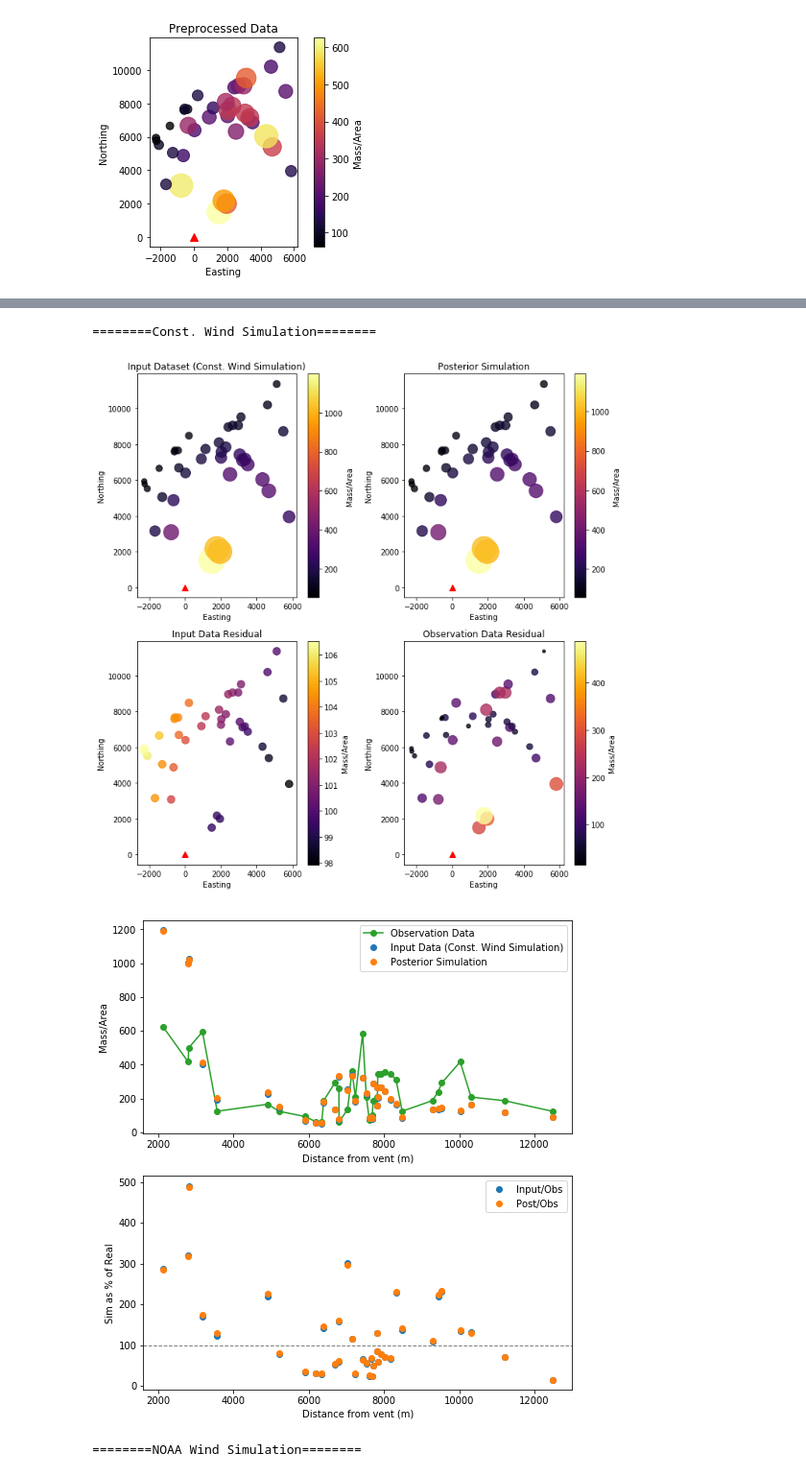
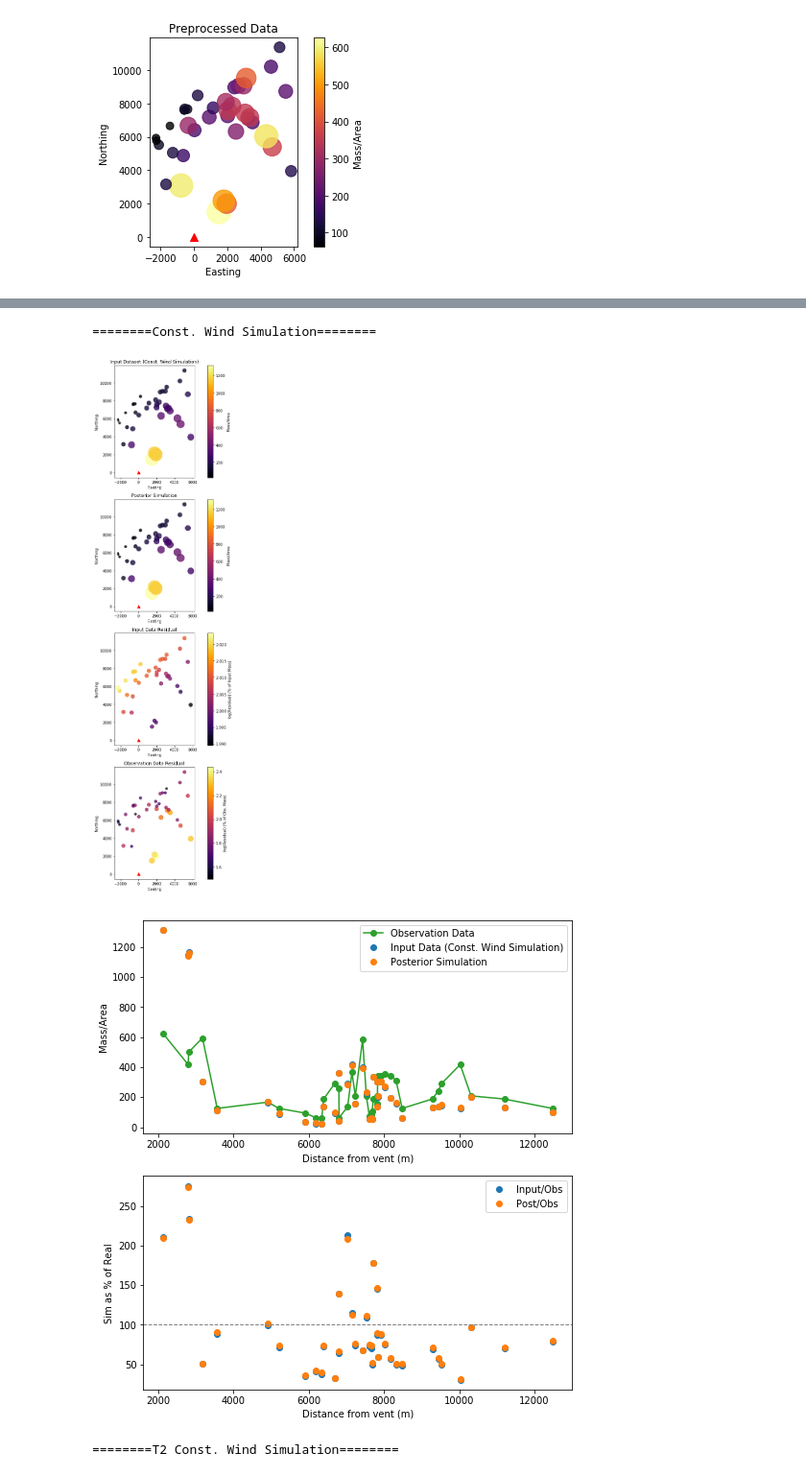
Before and after one commit to nmostert/inversion_project, a Jupyter notebook: Colima_Inversion_Examples.ipynb, the cells around one changed output, grey strips where cells are left out. Shown at 96% size. Drawn from its saved outputs; the diff is of its cells as text; code cells hidden in the pictures.

```diff
--- a/Colima_Inversion_Examples.ipynb
+++ b/Colima_Inversion_Examples.ipynb
@@ -100,0 +101,9 @@ display(t2_df.head())
+# %%
+t2_const_df, _, _, _ = io.read_tephra2("data/colima/colima_tephra2_const_wind_sim_data.txt")
+
+# Order of these 3 commands matter
+t2_const_df["radius"] = np.sqrt(t2_const_df["Easting"]**2 + t2_const_df["Northing"]**2)
+t2_const_df = t2_const_df.sort_values(by=['radius'])
+t2_const_df["Residual"] = t2_const_df["MassArea"]/obs_df["MassArea"]*100
+
+display(t2_const_df.head())
@@ -447,15 +502,13 @@ SSE: 620.0656063619326
 # %%
 fig, ax1 = plt.subplots(1,1, figsize=(
-    6, 4), facecolor='w', edgecolor='k')
-
-
+    8, 6), facecolor='w', edgecolor='k')
 
 q_dist = beta(config["ALPHA"],config["BETA"])
 
-q_mass = mass_dist_in_plume(q_dist, 0,
-                            config["PLUME_HEIGHT"],
-                            inversion_table["Height"],
-                            config["ERUPTION_MASS"])
+q_mass = mass_dist_in_plume(config["ALPHA"],config["BETA"], config["VENT_ELEVATION"],
+            config["PLUME_HEIGHT"],
+            inversion_table["Height"],
+            config["ERUPTION_MASS"])
 
 ax1.plot(q_mass, inversion_table["Height"], label="Simulation Parameters")
 for name, mass in zip(names, inverted_masses_list):
@@ -463,7 +516,7 @@ for name, mass in zip(names, inverted_masses_list):
          inversion_table["Height"],
          '--', label=name)
 ax1.legend()
-ax1.set_title("Mass in Column as inverted from various datasets")
+# ax1.set_title("Mass in Column as inverted from various datasets")
 ax1.set_ylabel("Height")
 ax1.set_xlabel("Mass/Area")
 
@@ -479,53 +532,55 @@ for name, params, mass, in_data in zip(names, params_list, inverted_masses_list,
     grid = obs_df[["Easting", "Northing"]]
 
     post_df = gaussian_stack_forward(
-        config, globs, grid, int(config["COL_STEPS"]), 0,
-        params["h1"], phi_steps, q_dist, config["ERUPTION_MASS"], (u,v)
+        grid, int(config["COL_STEPS"]), config["VENT_ELEVATION"],
+        params["h1"], 2500, phi_steps, (params["a"],params["b"]), config["ERUPTION_MASS"],
+        (u,v), config["DIFFUSION_COEFFICIENT"], config["EDDY_CONST"],
+        config["FALL_TIME_THRESHOLD"]
     )
 
     post_df["radius"] = np.sqrt(post_df["Easting"]**2 + post_df["Northing"]**2)
     post_df = post_df.sort_values(by=['radius'])
-    post_df["Residual"] = post_df["MassArea"]/obs_df["MassArea"]*100
-    post_df["Change"] = post_df["MassArea"]/in_data["MassArea"]*100
+    post_df["Residual"] = post_df["MassArea"].values/obs_df["MassArea"].values*100
+    post_df["Change"] = post_df["MassArea"].values/in_data["MassArea"].values*100
 
-    fig, axs = plt.subplots(2,2, figsize=(
-            10, 10), facecolor='w', edgecolor='k')
+    fig, axs = plt.subplots(4,1, figsize=(
+            10, 20), facecolor='w', edgecolor='k')
     axs = axs.ravel()
 
     vis.plot_sample(in_data, vent=(0,0), log=False,
                 title="Input Dataset (%s)"%name, cbar_label="Mass/Area", ax=axs[0])
     vis.plot_sample(post_df, vent=(0,0), log=False,
                 title="Posterior Simulation", cbar_label="Mass/Area", ax=axs[1])
-    vis.plot_sample(post_df, vent=(0,0), log=False, values="Change",
-                title="Input Data Residual", cbar_label="Mass/Area", ax=axs[2])
-    vis.plot_sample(post_df, vent=(0,0), log=False, values="Residual",
-                title="Observation Data Residual", cbar_label="Mass/Area", ax=axs[3])
+    vis.plot_sample(post_df, vent=(0,0), log=True, values="Change",
+                title="Input Data Residual", cbar_label="log(Residual) (% of Input Mass)", ax=axs[2])
+    vis.plot_sample(post_df, vent=(0,0), log=True, values="Residual",
+                title="Observation Data Residual", cbar_label="log(Residual) (% of Obs. Mass)", ax=axs[3])
 
     plt.tight_layout()
     plt.show()
 
 
     fig, axs = plt.subplots(2,1, figsize=(
             8, 9), facecolor='w', edgecolor='k')
     axs = axs.ravel()
 
     axs[0].plot(obs_df["radius"].values, obs_df["MassArea"].values, 'C2o-', label="Observation Data")
     axs[0].plot(in_data["radius"].values, in_data["MassArea"].values, 'C0o', label="Input Data (%s)"%name)
     axs[0].plot(post_df["radius"].values, post_df["MassArea"].values, 'C1o', label="Posterior Simulation")
     axs[0].legend()
     axs[0].set_xlabel("Distance from vent (m)")
     axs[0].set_ylabel("Mass/Area")
 
 
     axs[1].plot(in_data["radius"].values, in_data["Residual"].values, 'C0o', label="Input/Obs")
     axs[1].plot(post_df["radius"].values, post_df["Residual"].values, 'C1o', label="Post/Obs")
     axs[1].axhline(100, linestyle="--", lw=1, c="gray")
     axs[1].legend()
     axs[1].set_xlabel("Distance from vent (m)")
     axs[1].set_ylabel("Sim as % of Real")
     plt.show()
 # %% [output]
 ========Const. Wind Simulation========
-[figure, old version]
+[figure, new version]
-[figure, old version]
+[figure, new version]
-========NOAA Wind Simulation========
+========T2 Const. Wind Simulation========
```
Also changed, not shown: parts of 14 cells of this notebook, 2 other files.
